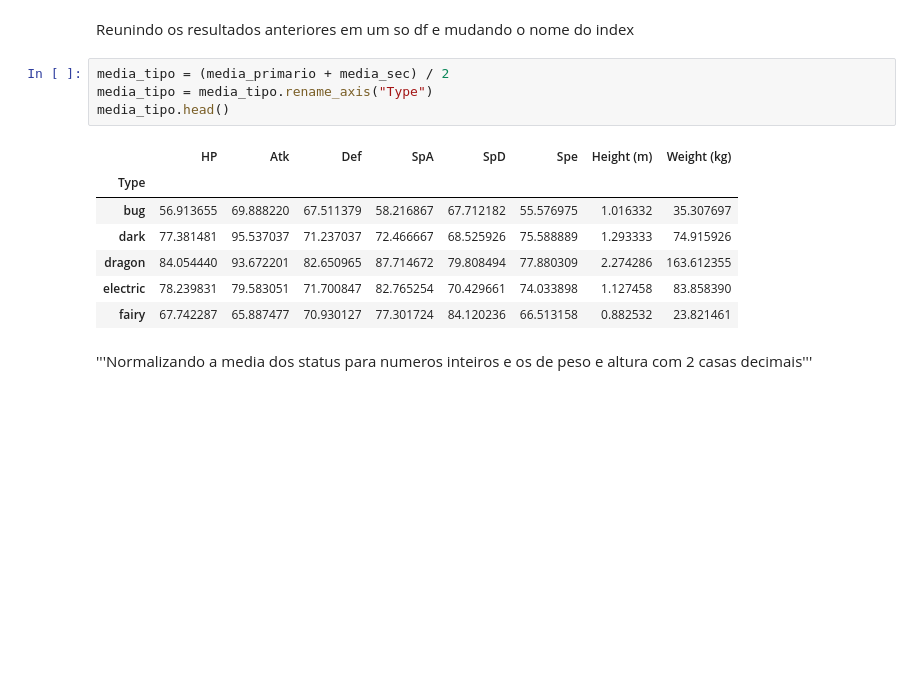
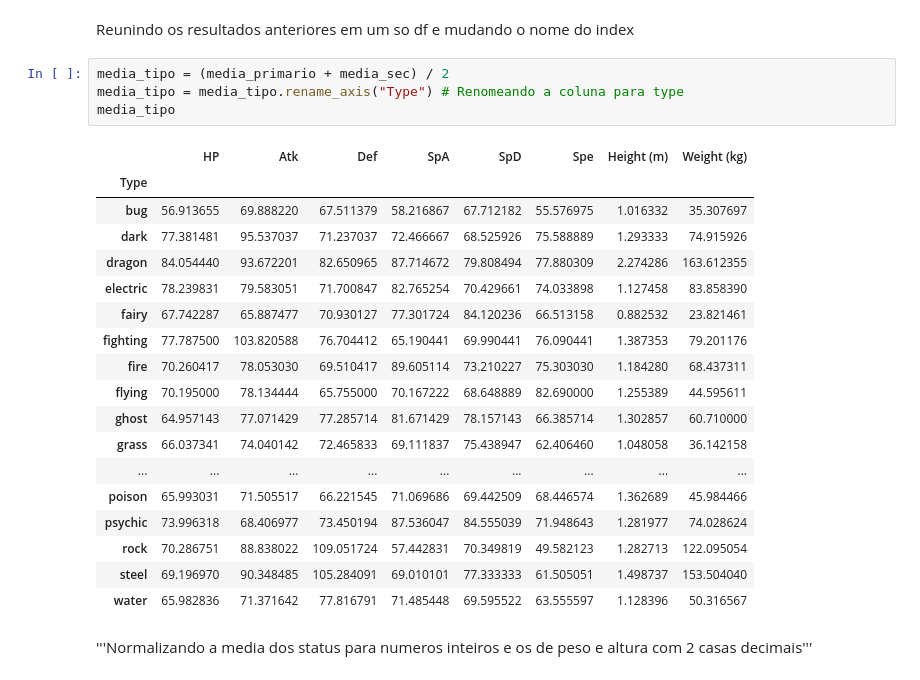
Before and after one commit to Bento095/Pokedex, a Jupyter notebook: Pokedex.ipynb, the cells around one changed output. Drawn from its saved outputs; the diff is of its cells as text; blank space fills up the shorter version.

```diff
--- a/Pokedex.ipynb
+++ b/Pokedex.ipynb
@@ -85,16 +94,27 @@ media_sec.head()
 Reunindo os resultados anteriores em um so df e mudando o nome do index
 # %%
 media_tipo = (media_primario + media_sec) / 2
-media_tipo = media_tipo.rename_axis("Type")
-media_tipo.head()
+media_tipo = media_tipo.rename_axis("Type") # Renomeando a coluna para type
+media_tipo
 # %% [output]
 |  | HP | Atk | Def | SpA | SpD | Spe | Height (m) | Weight (kg) |
 | Type |  |  |  |  |  |  |  |  |
 | bug | 56.913655 | 69.888220 | 67.511379 | 58.216867 | 67.712182 | 55.576975 | 1.016332 | 35.307697 |
 | dark | 77.381481 | 95.537037 | 71.237037 | 72.466667 | 68.525926 | 75.588889 | 1.293333 | 74.915926 |
 | dragon | 84.054440 | 93.672201 | 82.650965 | 87.714672 | 79.808494 | 77.880309 | 2.274286 | 163.612355 |
 | electric | 78.239831 | 79.583051 | 71.700847 | 82.765254 | 70.429661 | 74.033898 | 1.127458 | 83.858390 |
 | fairy | 67.742287 | 65.887477 | 70.930127 | 77.301724 | 84.120236 | 66.513158 | 0.882532 | 23.821461 |
+| fighting | 77.787500 | 103.820588 | 76.704412 | 65.190441 | 69.990441 | 76.090441 | 1.387353 | 79.201176 |
+| fire | 70.260417 | 78.053030 | 69.510417 | 89.605114 | 73.210227 | 75.303030 | 1.184280 | 68.437311 |
+| flying | 70.195000 | 78.134444 | 65.755000 | 70.167222 | 68.648889 | 82.690000 | 1.255389 | 44.595611 |
+| ghost | 64.957143 | 77.071429 | 77.285714 | 81.671429 | 78.157143 | 66.385714 | 1.302857 | 60.710000 |
+| grass | 66.037341 | 74.040142 | 72.465833 | 69.111837 | 75.438947 | 62.406460 | 1.048058 | 36.142158 |
+| ... | ... | ... | ... | ... | ... | ... | ... | ... |
+| poison | 65.993031 | 71.505517 | 66.221545 | 71.069686 | 69.442509 | 68.446574 | 1.362689 | 45.984466 |
+| psychic | 73.996318 | 68.406977 | 73.450194 | 87.536047 | 84.555039 | 71.948643 | 1.281977 | 74.028624 |
+| rock | 70.286751 | 88.838022 | 109.051724 | 57.442831 | 70.349819 | 49.582123 | 1.282713 | 122.095054 |
+| steel | 69.196970 | 90.348485 | 105.284091 | 69.010101 | 77.333333 | 61.505051 | 1.498737 | 153.504040 |
+| water | 65.982836 | 71.371642 | 77.816791 | 71.485448 | 69.595522 | 63.555597 | 1.128396 | 50.316567 |
 # %% [markdown]
 '''Normalizando a media dos status para numeros inteiros e os de peso e altura com 2 casas decimais'''
 # %%
```
Also changed, not shown: parts of 24 cells of this notebook.
